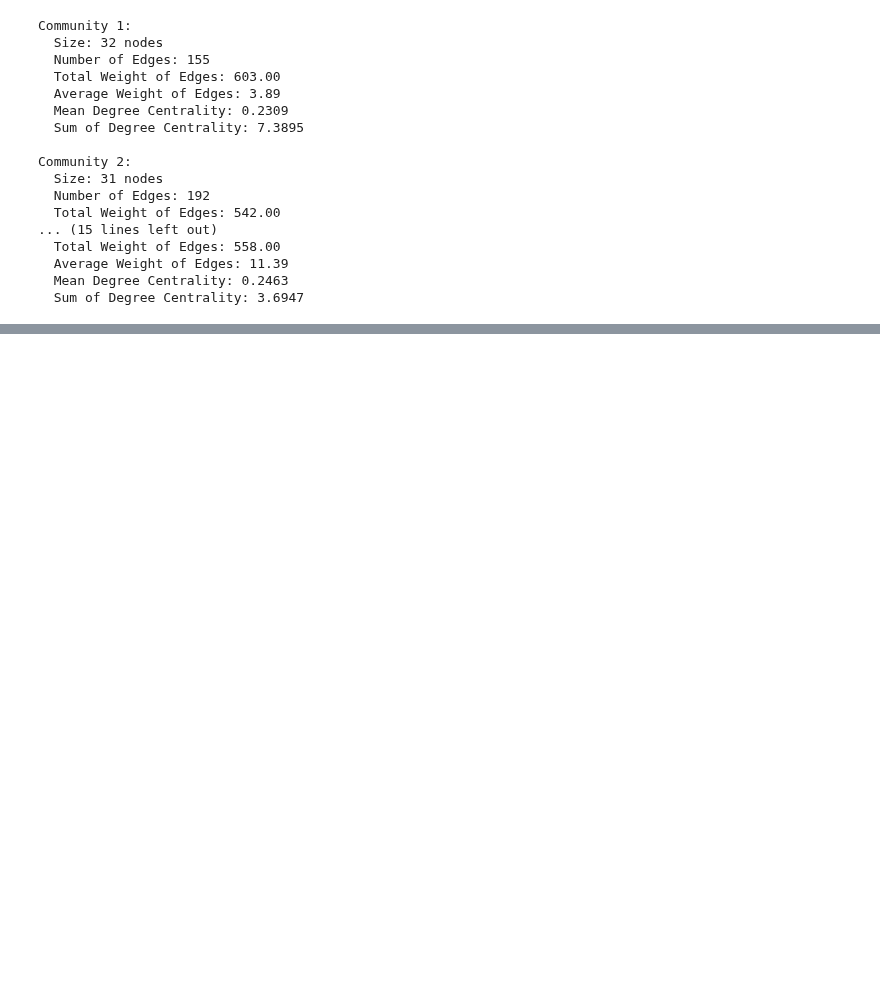
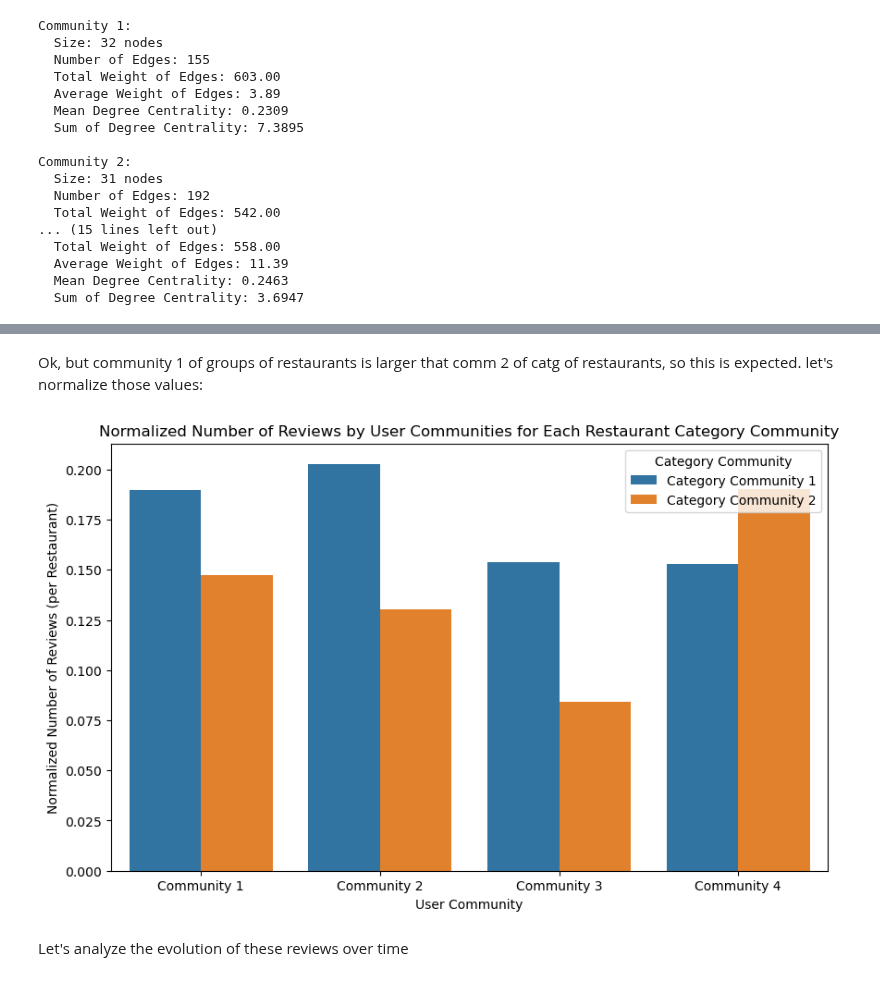
Before and after one commit to larasneves/ComplexDataAnalysis, a Jupyter notebook: Part 2 Social Network Forecasting/exploration_Lara_users_and_friends.ipynb, the cells around one changed output, grey strips where cells are left out. Drawn from its saved outputs; the diff is of its cells as text; code cells hidden in the pictures; blank space fills up the shorter version.

```diff
--- a/Part 2 Social Network Forecasting/exploration_Lara_users_and_friends.ipynb
+++ b/Part 2 Social Network Forecasting/exploration_Lara_users_and_friends.ipynb
@@ -158,7 +157,7 @@ df_restaurants = df_restaurants[df_restaurants['relevant_categories'].str.len()
 
 df_filtered_reviews = pd.merge(df_review, df_restaurants, on='business_id', how='inner')
 
-first_five_users = df_filtered_reviews['user_id'].unique() #####  [:2000]
+first_five_users = df_filtered_reviews['user_id'].unique()[:100]
 df_filtered_reviews = df_filtered_reviews[df_filtered_reviews['user_id'].isin(first_five_users)]
 # %% [output]
 A value is trying to be set on a copy of a slice from a DataFrame.
@@ -470,0 +488,4 @@ Community 2:
+# %%
+df_filtered_reviews['user_community'] = df_filtered_reviews['user_id'].map(users_to_communities)
+
+df_reviews_com_1_4 = df_filtered_reviews[df_filtered_reviews['user_community'].notna()]
@@ -470,0 +552,27 @@ Community 2:
+# %% [markdown]
+Ok, but community 1 of groups of restaurants is larger that comm 2 of catg of restaurants, so this is expected. let's normalize those values:
+# %%
+total_restaurants_com_1 = df_com_1_restaurants['business_id'].nunique()
+total_restaurants_com_2 = df_com_2_restaurants['business_id'].nunique()
+
+total_restaurants = {
+    'Category Community 1': total_restaurants_com_1,
+    'Category Community 2': total_restaurants_com_2
+}
+df_review_counts['normalized_reviews'] = df_review_counts.apply(
+    lambda row: row['review_count'] / total_restaurants[row['category_community']], axis=1
+)
+
+
+plt.figure(figsize=(10, 6))
+sns.barplot(data=df_review_counts, x='user_community', y='normalized_reviews', hue='category_community')
+
+plt.title('Normalized Number of Reviews by User Communities for Each Restaurant Category Community')
+plt.xlabel('User Community')
+plt.ylabel('Normalized Number of Reviews (per Restaurant)')
+plt.legend(title='Category Community')
+plt.show()
+# %% [output]
+[figure, added]
+# %% [markdown]
+Let's analyze the evolution of these reviews over time
```
Also changed, not shown: parts of 18 cells of this notebook.
